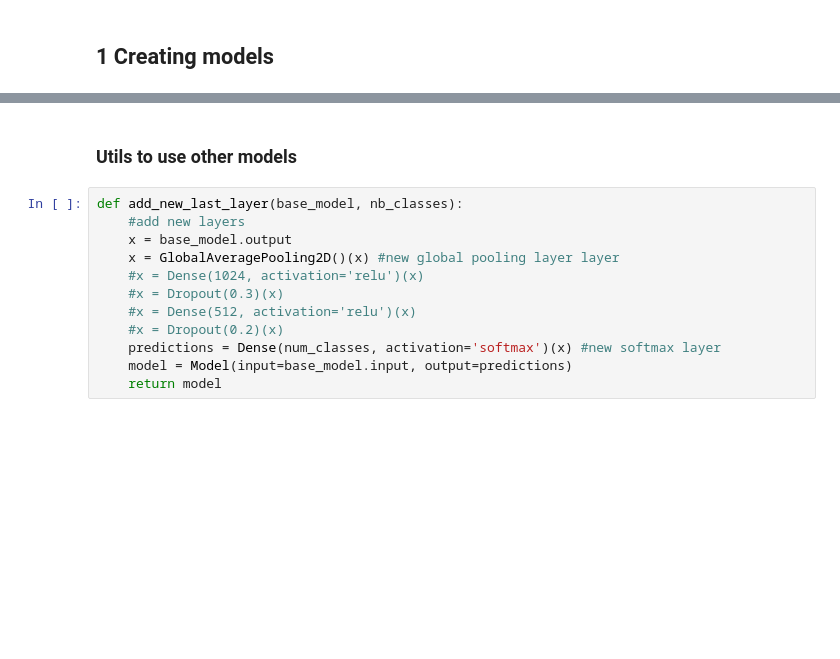
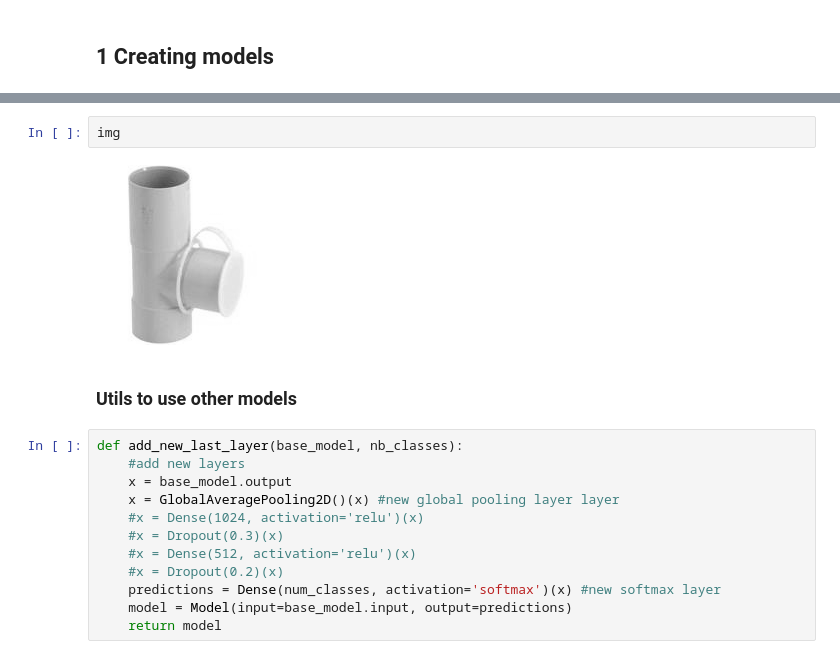
Before and after one commit to PermanentPon/kaggle-cdiscount, a Jupyter notebook: Keras modeling from files.ipynb, the cells around one changed output, grey strips where cells are left out. Cells and saved outputs as stored; diff of their text form; blank space fills up the shorter version.

```diff
--- a/Keras modeling from files.ipynb
+++ b/Keras modeling from files.ipynb
@@ -95,3 +38,7 @@ model.save("./models/mine.h5")
+# %%
+img
+# %% [output]
+[figure, added]
 # %% [markdown]
 ### Utils to use other models
 # %%
```
Also changed, not shown: parts of 14 cells of this notebook, 1 other file.
